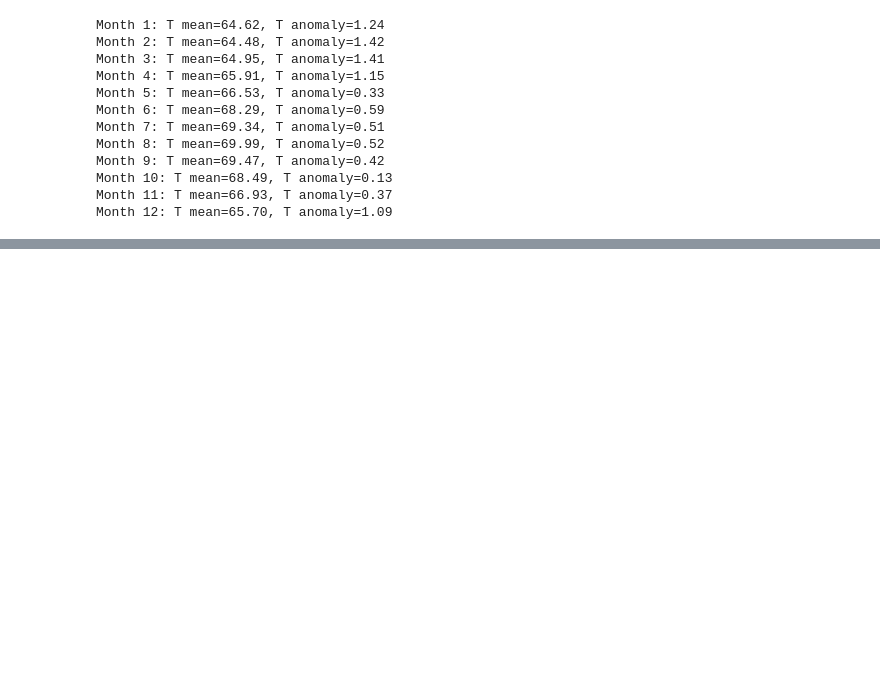
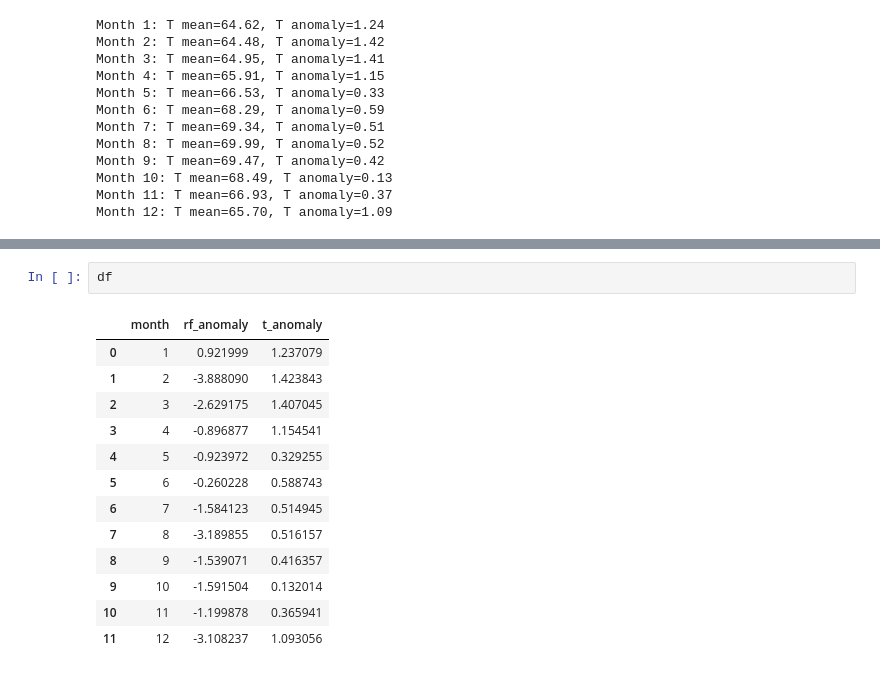
Before and after one commit to cherryleh/climate-summary, a Jupyter notebook: dews-hawaii-app/scripts/2025-summary/chart.ipynb, the cells around one changed output, grey strips where cells are left out. Saved outputs shown, nothing was run; the diff lists cells and outputs as text; blank space fills up the shorter version.

```diff
--- a/dews-hawaii-app/scripts/2025-summary/chart.ipynb
+++ b/dews-hawaii-app/scripts/2025-summary/chart.ipynb
@@ -91,0 +171,16 @@ Month 12: T mean=65.70, T anomaly=1.09
+# %%
+df
+# %% [output]
+|  | month | rf_anomaly | t_anomaly |
+| 0 | 1 | 0.921999 | 1.237079 |
+| 1 | 2 | -3.888090 | 1.423843 |
+| 2 | 3 | -2.629175 | 1.407045 |
+| 3 | 4 | -0.896877 | 1.154541 |
+| 4 | 5 | -0.923972 | 0.329255 |
+| 5 | 6 | -0.260228 | 0.588743 |
+| 6 | 7 | -1.584123 | 0.514945 |
+| 7 | 8 | -3.189855 | 0.516157 |
+| 8 | 9 | -1.539071 | 0.416357 |
+| 9 | 10 | -1.591504 | 0.132014 |
+| 10 | 11 | -1.199878 | 0.365941 |
+| 11 | 12 | -3.108237 | 1.093056 |
```
Also changed, not shown: parts of 2 cells of this notebook, 30 other files.
